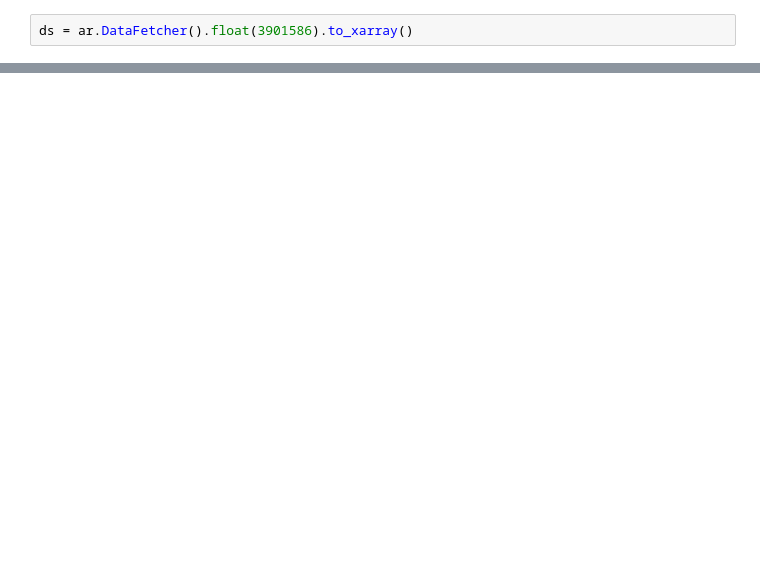
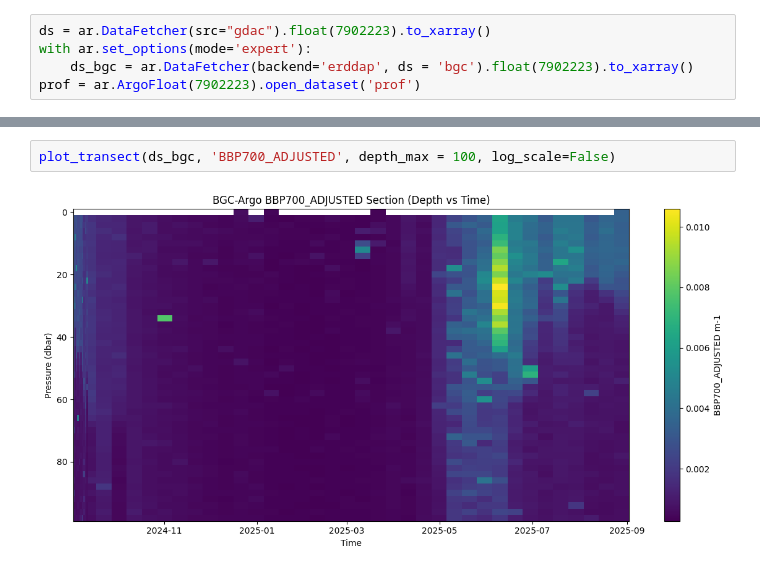
Before and after one commit to ROYVNZ/Masters, a Jupyter notebook: scripts/Argo_data.ipynb, the cells around one changed output, grey strips where cells are left out. Drawn from its saved outputs; the diff is of its cells as text; blank space fills up the shorter version.

```diff
--- a/scripts/Argo_data.ipynb
+++ b/scripts/Argo_data.ipynb
@@ -11,2 +19,5 @@ from matplotlib.ticker import LogLocator
 # %%
-ds = ar.DataFetcher().float(3901586).to_xarray()
+ds = ar.DataFetcher(src="gdac").float(7902223).to_xarray()
+with ar.set_options(mode='expert'):
+    ds_bgc = ar.DataFetcher(backend='erddap', ds = 'bgc').float(7902223).to_xarray()
+prof = ar.ArgoFloat(7902223).open_dataset('prof')
@@ -14,0 +164,4 @@ ValueError: zero-size array to reduction operation maximum which has no identity
+# %%
+plot_transect(ds_bgc, 'BBP700_ADJUSTED', depth_max = 100, log_scale=False)
+# %% [output]
+[figure, added]
```
Also changed, not shown: parts of 14 cells of this notebook, 1 other file.
